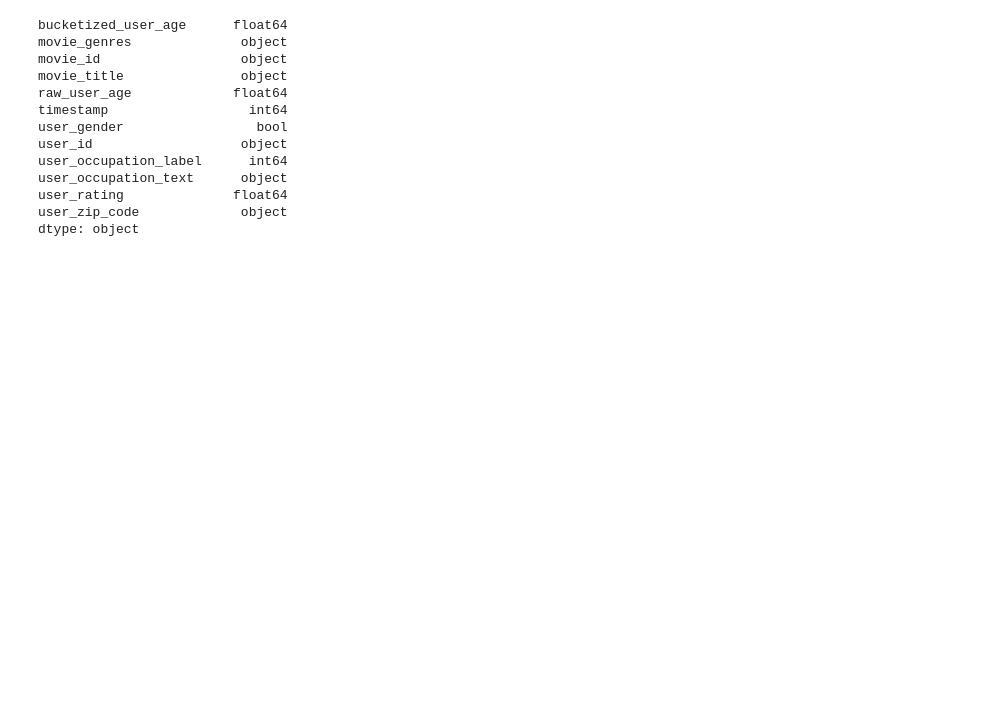
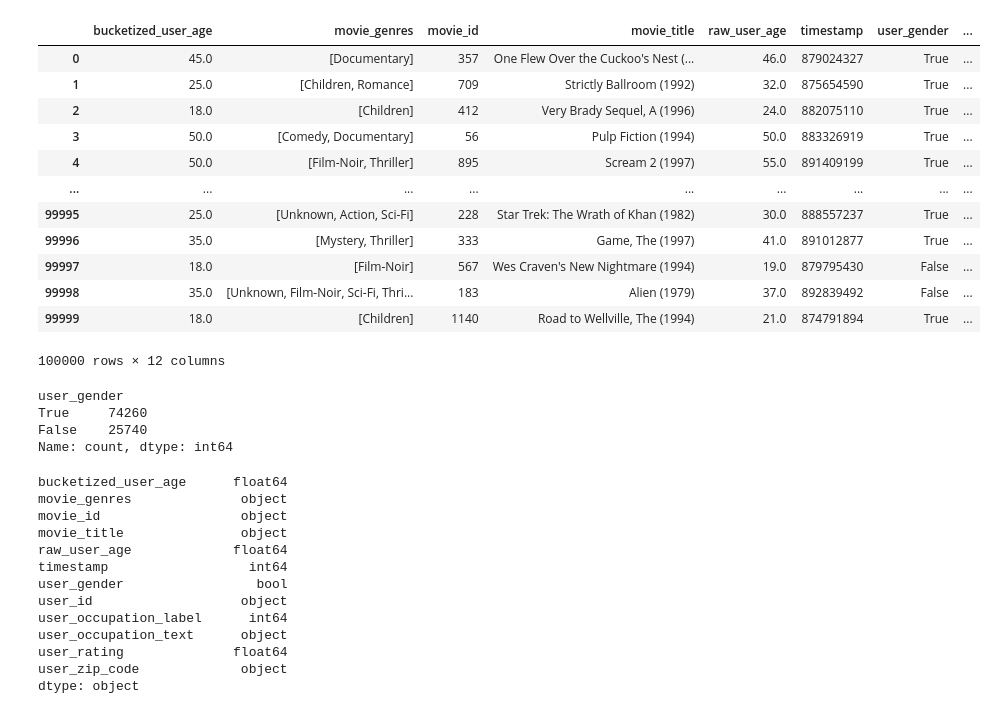
Before and after one commit to AmineMrabet12/Multi-Tower-Model, a Jupyter notebook: notebooks/explore_data.ipynb, the cells around one changed output. Cells and saved outputs as stored; diff of their text form; code cells hidden in the pictures; blank space fills up the shorter version.

```diff
--- a/notebooks/explore_data.ipynb
+++ b/notebooks/explore_data.ipynb
@@ -14,3 +42,51 @@ df.head()
+# %%
+genre_map = {
+    0: 'Unknown',
+    1: 'Action',
+    2: 'Adventure',
+    3: 'Animation',
+    4: 'Children',
+    5: 'Comedy',
+    6: 'Crime',
+    7: 'Documentary',
+    8: 'Drama',
+    9: 'Fantasy',
+    10: 'Film-Noir',
+    11: 'Horror',
+    12: 'Musical',
+    13: 'Mystery',
+    14: 'Romance',
+    15: 'Sci-Fi',
+    16: 'Thriller',
+    17: 'War',
+    18: 'Western',
+    19: 'Other'
+}
+# %%
+df["movie_genres"] = df["movie_genres"].apply(lambda ids: [genre_map[int(id)] for id in ids])
+# %%
+df.head()
+# %% [output]
+|  | bucketized_user_age | movie_genres | movie_id | movie_title | raw_user_age | timestamp | user_gender | ... |
+| 0 | 45.0 | [Documentary] | 357 | One Flew Over the Cuckoo's Nest (... | 46.0 | 879024327 | True | ... |
+| 1 | 25.0 | [Children, Romance] | 709 | Strictly Ballroom (1992) | 32.0 | 875654590 | True | ... |
+| 2 | 18.0 | [Children] | 412 | Very Brady Sequel, A (1996) | 24.0 | 882075110 | True | ... |
+| 3 | 50.0 | [Comedy, Documentary] | 56 | Pulp Fiction (1994) | 50.0 | 883326919 | True | ... |
+| 4 | 50.0 | [Film-Noir, Thriller] | 895 | Scream 2 (1997) | 55.0 | 891409199 | True | ... |
+| ... | ... | ... | ... | ... | ... | ... | ... | ... |
+| 99995 | 25.0 | [Unknown, Action, Sci-Fi] | 228 | Star Trek: The Wrath of Khan (1982) | 30.0 | 888557237 | True | ... |
+| 99996 | 35.0 | [Mystery, Thriller] | 333 | Game, The (1997) | 41.0 | 891012877 | True | ... |
+| 99997 | 18.0 | [Film-Noir] | 567 | Wes Craven's New Nightmare (1994) | 19.0 | 879795430 | False | ... |
+| 99998 | 35.0 | [Unknown, Film-Noir, Sci-Fi, Thri... | 183 | Alien (1979) | 37.0 | 892839492 | False | ... |
+| 99999 | 18.0 | [Children] | 1140 | Road to Wellville, The (1994) | 21.0 | 874791894 | True | ... |
+100000 rows × 12 columns
+# %%
+df['user_gender'].value_counts()
+# %% [output]
+user_gender
+True     74260
+False    25740
+Name: count, dtype: int64
 # %%
 df.dtypes
 # %% [output]
```
Also changed, not shown: parts of 19 cells of this notebook, 1 other file.
